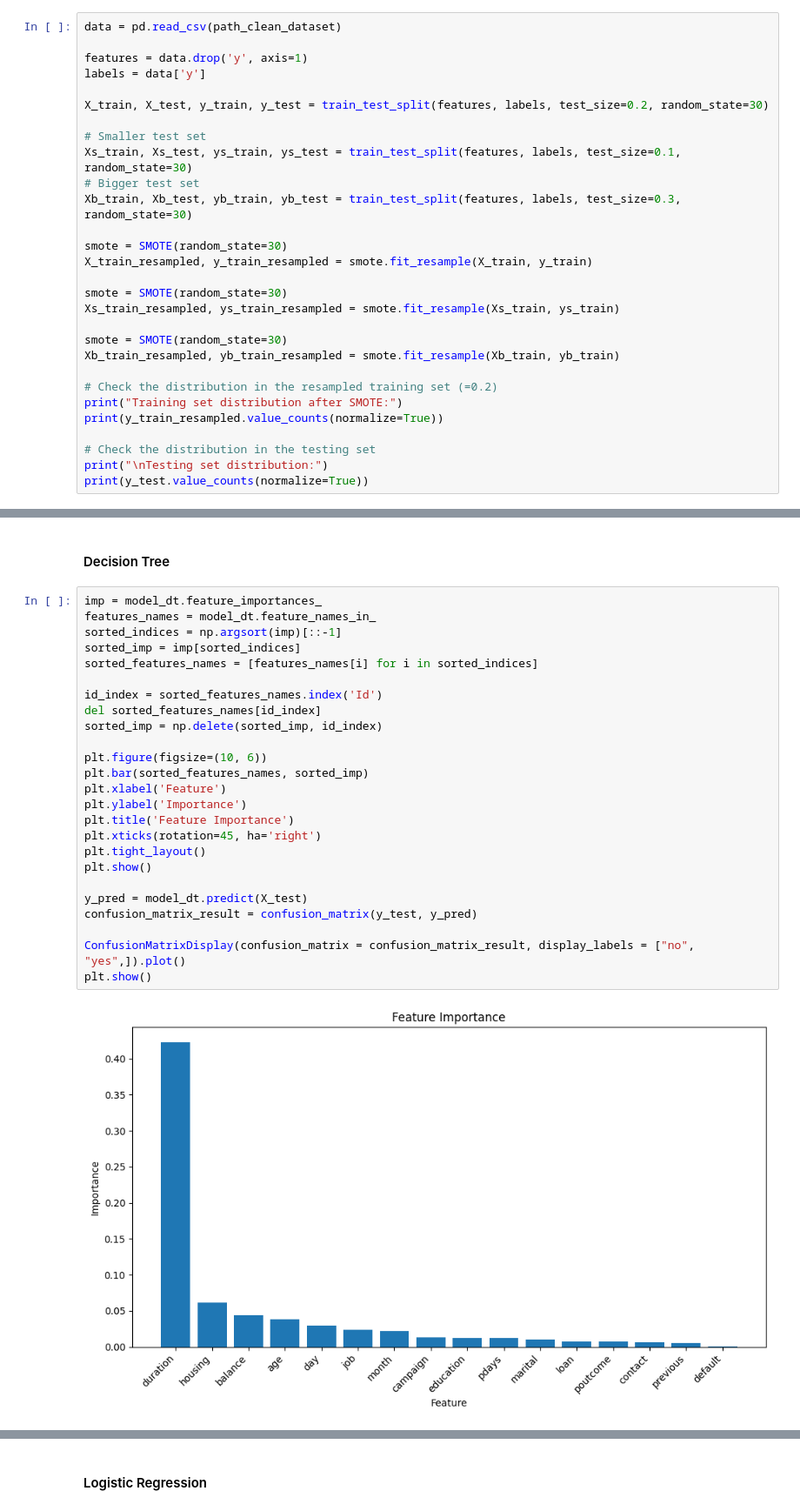
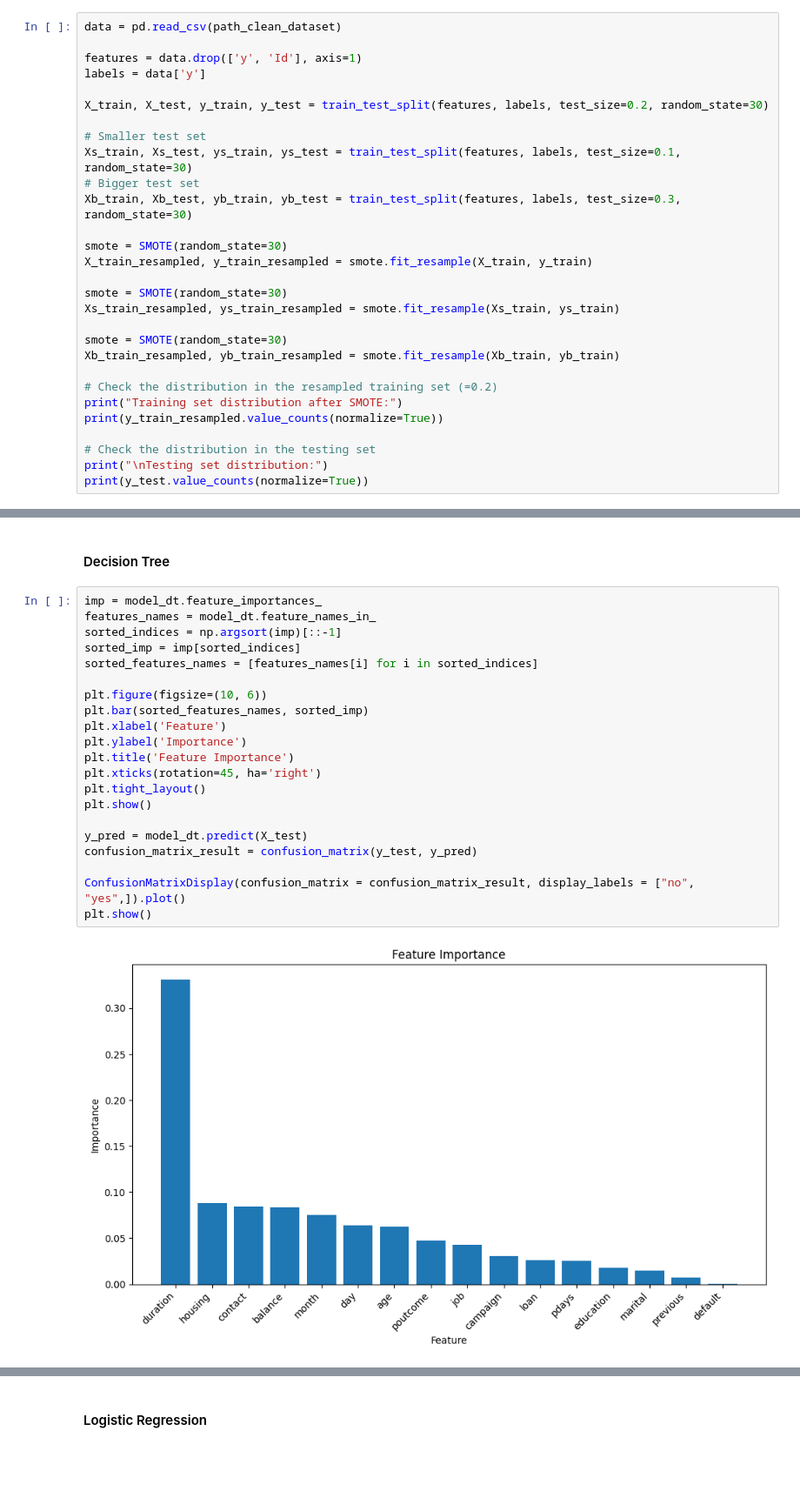
Before and after one commit to DanielCarneiro123/Machine-Learning-Proj, a Jupyter notebook: src/dataset_cleaning.ipynb, the cells around one changed output, grey strips where cells are left out. Shown at 87% size. Cells and saved outputs as stored; diff of their text form; blank space fills up the shorter version.

```diff
--- a/src/dataset_cleaning.ipynb
+++ b/src/dataset_cleaning.ipynb
@@ -349,7 +366,7 @@ First, since the dataset is not balanced, we need to over sample it to make sure
 # %%
 data = pd.read_csv(path_clean_dataset)
 
-features = data.drop('y', axis=1)
+features = data.drop(['y', 'Id'], axis=1)
 labels = data['y']
 
 X_train, X_test, y_train, y_test = train_test_split(features, labels, test_size=0.2, random_state=30)
@@ -838,27 +851,23 @@ plt.show()
 # %%
 imp = model_dt.feature_importances_
 features_names = model_dt.feature_names_in_
 sorted_indices = np.argsort(imp)[::-1]
 sorted_imp = imp[sorted_indices]
 sorted_features_names = [features_names[i] for i in sorted_indices]
-
-id_index = sorted_features_names.index('Id')
-del sorted_features_names[id_index]
-sorted_imp = np.delete(sorted_imp, id_index)
 
 plt.figure(figsize=(10, 6))
 plt.bar(sorted_features_names, sorted_imp)
 plt.xlabel('Feature')
 plt.ylabel('Importance')
 plt.title('Feature Importance')
 plt.xticks(rotation=45, ha='right')
 plt.tight_layout()
 plt.show()
 
 y_pred = model_dt.predict(X_test)
 confusion_matrix_result = confusion_matrix(y_test, y_pred)
 
 ConfusionMatrixDisplay(confusion_matrix = confusion_matrix_result, display_labels = ["no", "yes",]).plot()
 plt.show()
 # %% [output]
-[figure, old version]
+[figure, new version]
```
Also changed, not shown: parts of 15 cells of this notebook.
